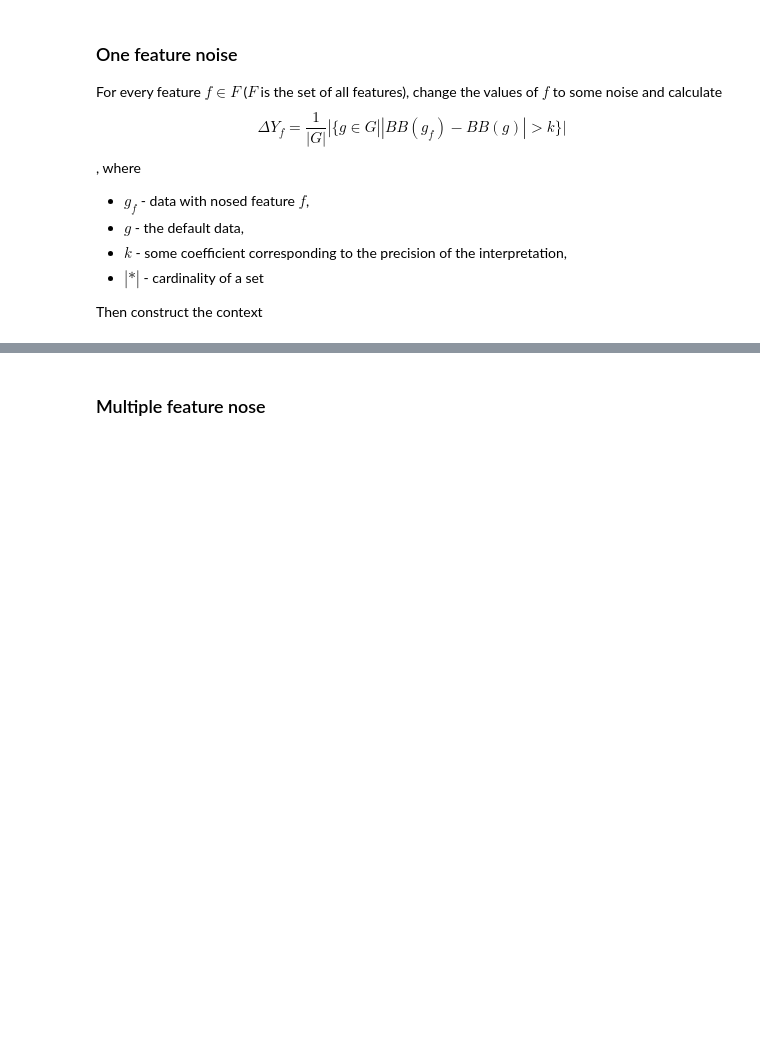
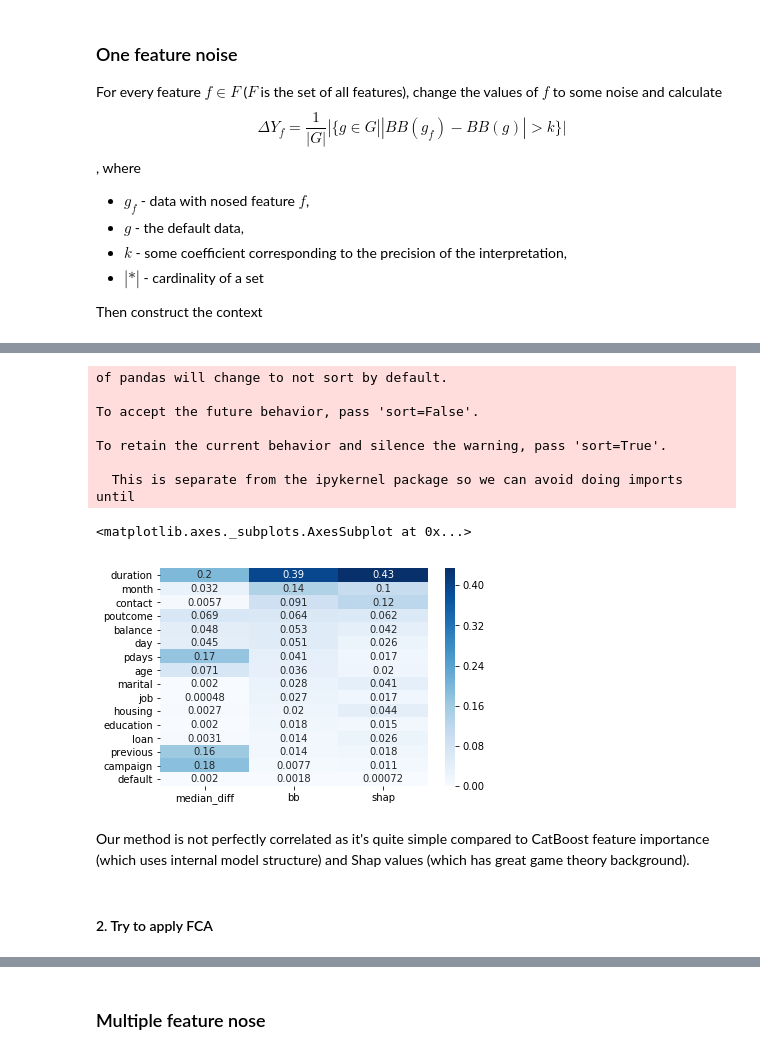
Before and after one commit to EgorDudyrev/FCA_BB_interpret, a Jupyter notebook: notebooks/2019.01.06-First_attempt.ipynb, the cells around one changed output, grey strips where cells are left out. Saved outputs shown, nothing was run; the diff lists cells and outputs as text; code cells hidden in the pictures; blank space fills up the shorter version.

```diff
--- a/notebooks/2019.01.06-First_attempt.ipynb
+++ b/notebooks/2019.01.06-First_attempt.ipynb
@@ -37,0 +211,22 @@ Then construct the context
+# %%
+m,af = 'median_diff','max'
+cds = res_ds[res_ds['dataset']=='test'].groupby('feature').agg({m:af})
+cds = pd.concat([ cds, bb_imps,sv.drop('bias',1).abs().mean(),],1)
+cds.columns = [m,'bb','shap']
+cds /= cds.sum()
+cds = cds.sort_values('bb',ascending=False)
+sns.heatmap(cds, cmap='Blues', annot=True)
+# %% [output]
+of pandas will change to not sort by default.
+
+To accept the future behavior, pass 'sort=False'.
+
+To retain the current behavior and silence the warning, pass 'sort=True'.
+
+  This is separate from the ipykernel package so we can avoid doing imports until
+<matplotlib.axes._subplots.AxesSubplot at 0x...>
+[figure, added]
+# %% [markdown]
+Our method is not perfectly correlated as it's quite simple compared to CatBoost feature importance (which uses internal model structure) and Shap values (which has great game theory background).
+# %% [markdown]
+#### 2. Try to apply FCA
```
Also changed, not shown: parts of 48 cells of this notebook, 1 other file.
